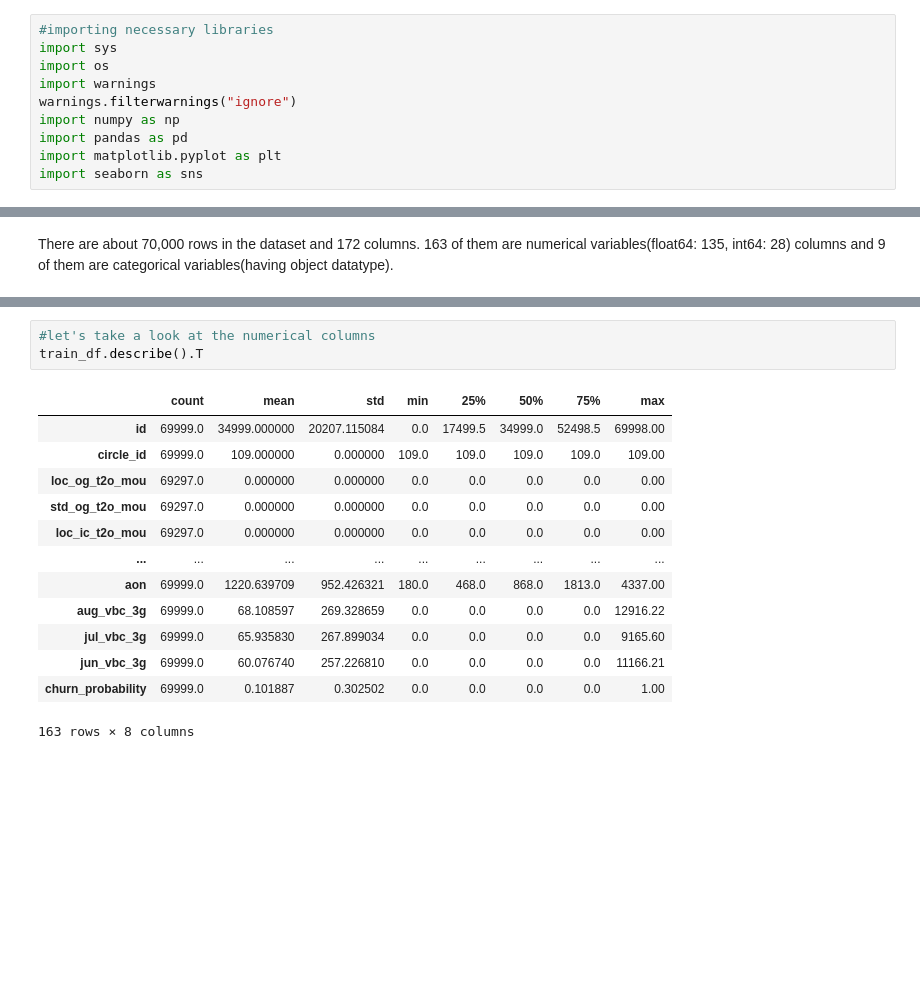
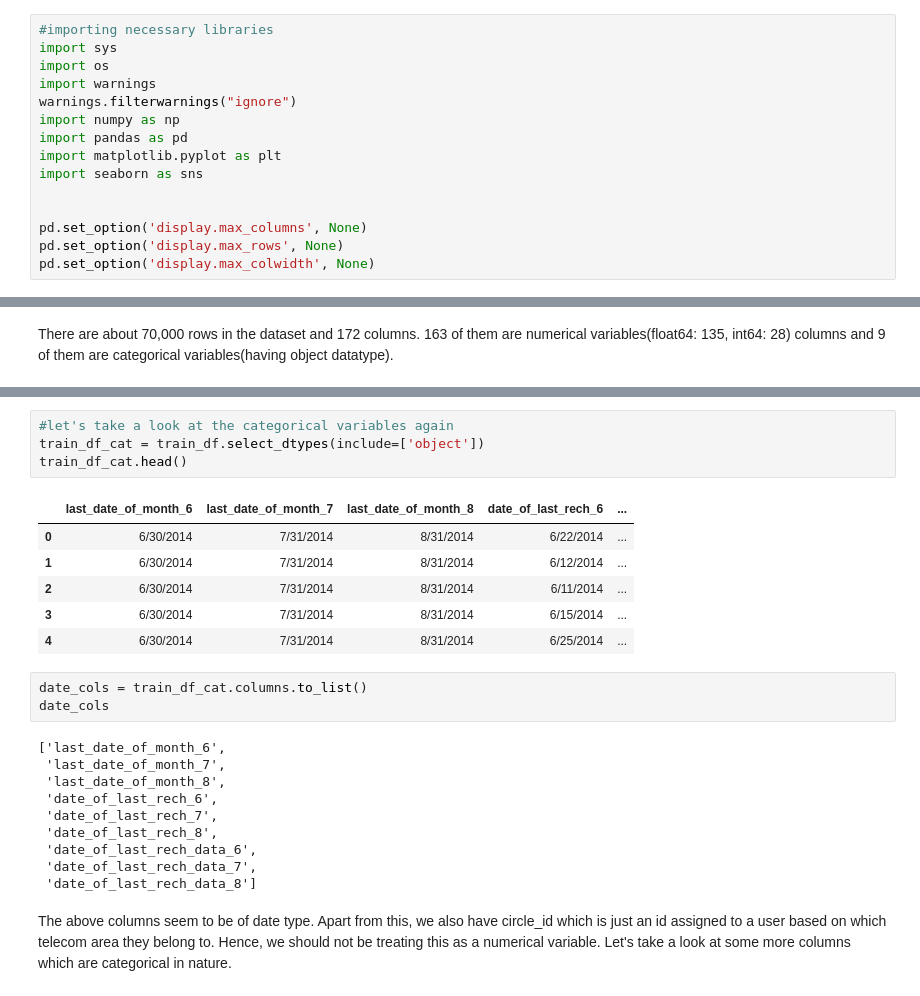
Before and after one commit to badribnarayanan/iiit-pgdml, a Jupyter notebook: TelecomChurnHackathon/telecom_churn.ipynb, the cells around one changed output, grey strips where cells are left out. Cells and saved outputs as stored; diff of their text form; blank space fills up the shorter version.

Commit message:
telecom churn case study

```diff
--- a/TelecomChurnHackathon/telecom_churn.ipynb
+++ b/TelecomChurnHackathon/telecom_churn.ipynb
@@ -55,6 +55,11 @@ import numpy as np
 import pandas as pd
 import matplotlib.pyplot as plt
 import seaborn as sns
+
+
+pd.set_option('display.max_columns', None)
+pd.set_option('display.max_rows', None)
+pd.set_option('display.max_colwidth', None)
 # %%
 #loading and reading the training data
 data_path = os.path.join(os.getcwd(), 'telecom-churn-data')
@@ -84,17 +239,26 @@ There are about 70,000 rows in the dataset and 172 columns. 163 of them are nume
 # %%
-#let's take a look at the numerical columns
-train_df.describe().T
+#let's take a look at the categorical variables again
+train_df_cat = train_df.select_dtypes(include=['object'])
+train_df_cat.head()
 # %% [output]
-|  | count | mean | std | min | 25% | 50% | 75% | max |
-| id | 69999.0 | 34999.000000 | 20207.115084 | 0.0 | 17499.5 | 34999.0 | 52498.5 | 69998.00 |
-| circle_id | 69999.0 | 109.000000 | 0.000000 | 109.0 | 109.0 | 109.0 | 109.0 | 109.00 |
-| loc_og_t2o_mou | 69297.0 | 0.000000 | 0.000000 | 0.0 | 0.0 | 0.0 | 0.0 | 0.00 |
-| std_og_t2o_mou | 69297.0 | 0.000000 | 0.000000 | 0.0 | 0.0 | 0.0 | 0.0 | 0.00 |
-| loc_ic_t2o_mou | 69297.0 | 0.000000 | 0.000000 | 0.0 | 0.0 | 0.0 | 0.0 | 0.00 |
-| ... | ... | ... | ... | ... | ... | ... | ... | ... |
-| aon | 69999.0 | 1220.639709 | 952.426321 | 180.0 | 468.0 | 868.0 | 1813.0 | 4337.00 |
-| aug_vbc_3g | 69999.0 | 68.108597 | 269.328659 | 0.0 | 0.0 | 0.0 | 0.0 | 12916.22 |
-| jul_vbc_3g | 69999.0 | 65.935830 | 267.899034 | 0.0 | 0.0 | 0.0 | 0.0 | 9165.60 |
-| jun_vbc_3g | 69999.0 | 60.076740 | 257.226810 | 0.0 | 0.0 | 0.0 | 0.0 | 11166.21 |
-| churn_probability | 69999.0 | 0.101887 | 0.302502 | 0.0 | 0.0 | 0.0 | 0.0 | 1.00 |
+|  | last_date_of_month_6 | last_date_of_month_7 | last_date_of_month_8 | date_of_last_rech_6 | ... |
+| 0 | 6/30/2014 | 7/31/2014 | 8/31/2014 | 6/22/2014 | ... |
+| 1 | 6/30/2014 | 7/31/2014 | 8/31/2014 | 6/12/2014 | ... |
+| 2 | 6/30/2014 | 7/31/2014 | 8/31/2014 | 6/11/2014 | ... |
+| 3 | 6/30/2014 | 7/31/2014 | 8/31/2014 | 6/15/2014 | ... |
+| 4 | 6/30/2014 | 7/31/2014 | 8/31/2014 | 6/25/2014 | ... |
-163 rows × 8 columns
+# %%
+date_cols = train_df_cat.columns.to_list()
+date_cols
+# %% [output]
+['last_date_of_month_6',
+ 'last_date_of_month_7',
+ 'last_date_of_month_8',
+ 'date_of_last_rech_6',
+ 'date_of_last_rech_7',
+ 'date_of_last_rech_8',
+ 'date_of_last_rech_data_6',
+ 'date_of_last_rech_data_7',
+ 'date_of_last_rech_data_8']
+# %% [markdown]
+The above columns seem to be of date type. Apart from this, we also have circle_id which is just an id assigned to a user based on which telecom area they belong to. Hence, we should not be treating this as a numerical variable. Let's take a look at some more columns which are categorical in nature.
```
Also changed, not shown: parts of 111 cells of this notebook, 2 other files.
